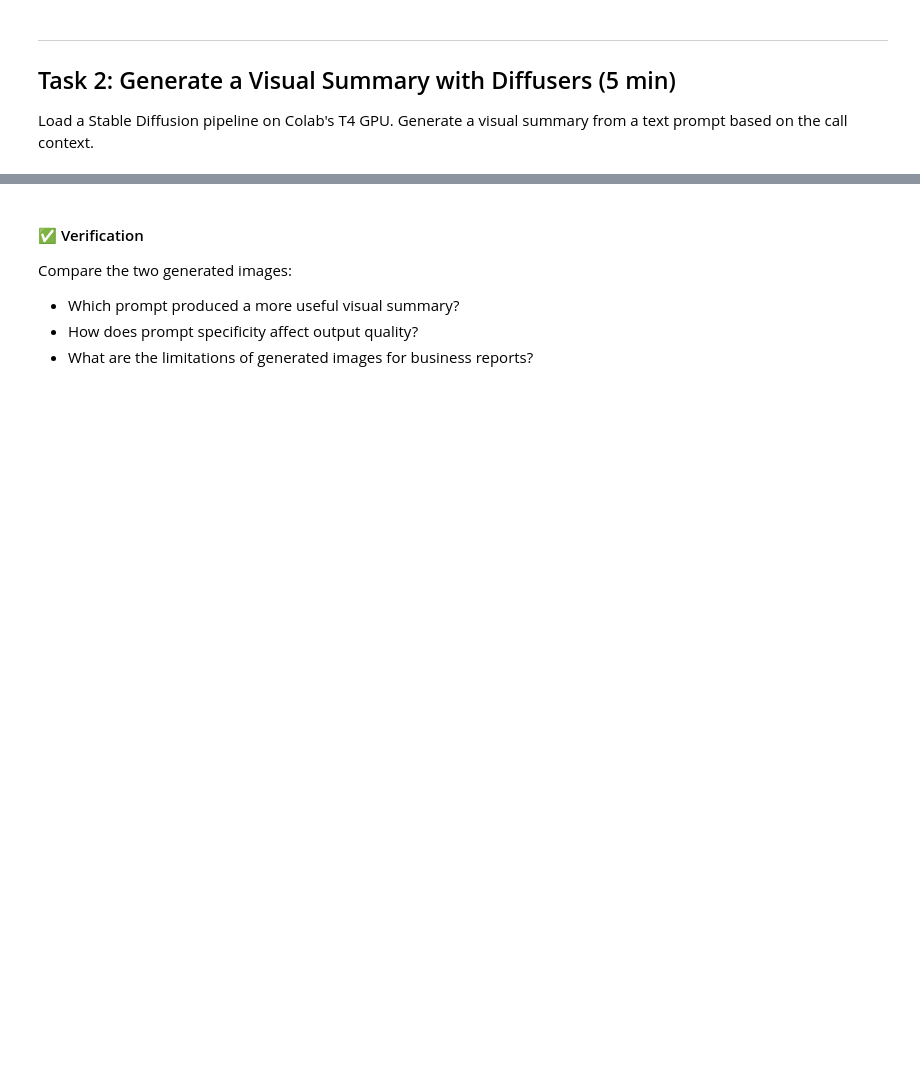
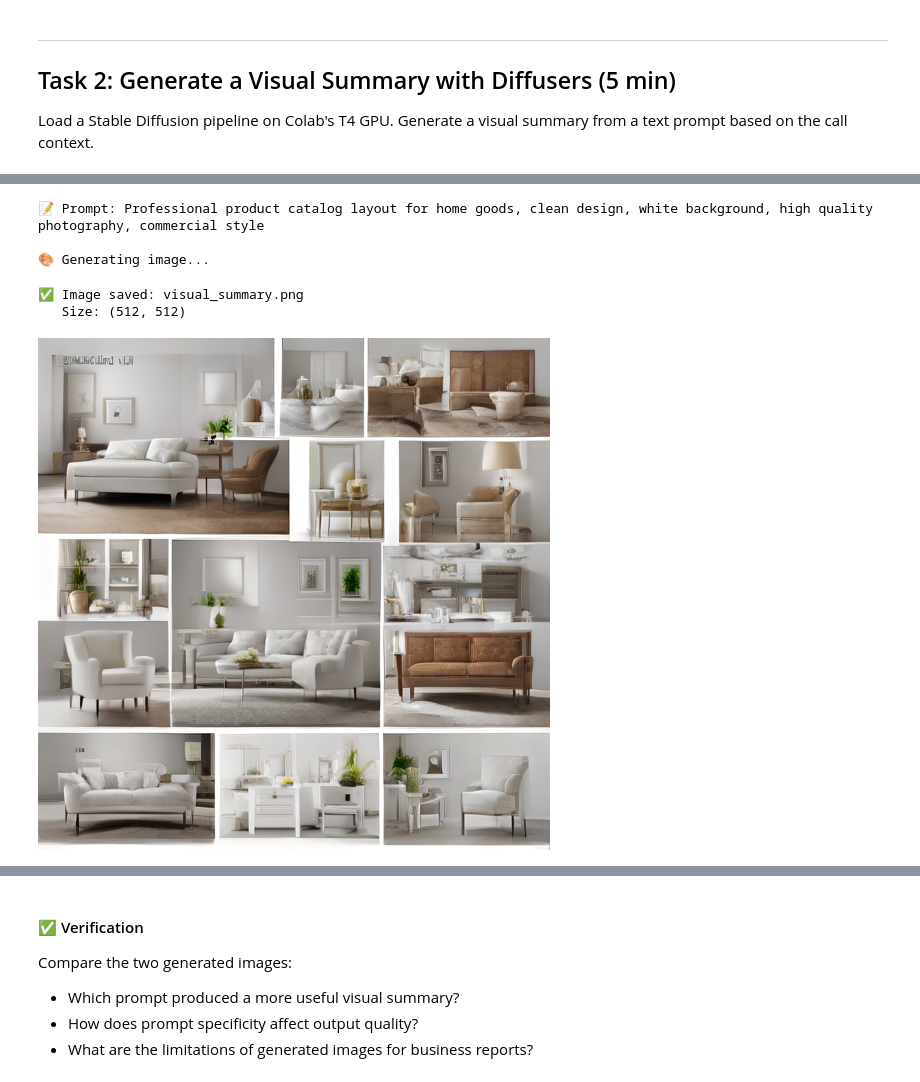
Before and after one commit to AIGuruOne/Coursera-HuggingFace, a Jupyter notebook: C3_HOL2_Audio_Generation_and_Adaptation.ipynb, the cells around one changed output, grey strips where cells are left out. Cells and saved outputs as stored; diff of their text form; code cells hidden in the pictures; blank space fills up the shorter version.

```diff
--- a/C3_HOL2_Audio_Generation_and_Adaptation.ipynb
+++ b/C3_HOL2_Audio_Generation_and_Adaptation.ipynb
@@ -134,22 +162,24 @@ You should see a text transcription of the audio file. Assess:
 
 Load a Stable Diffusion pipeline on Colab's T4 GPU. Generate a visual summary from a text prompt based on the call context.
 # %%
-# TODO: Load Stable Diffusion and generate an image
-from diffusers import StableDiffusionPipeline
+# TODO: Load SDXL Turbo and generate an image
+# SDXL Turbo is a distilled single-step model — modern, fast, T4-friendly
+# Released Nov 2023 by Stability AI; Apache-2.0 friendly research license
+from diffusers import AutoPipelineForText2Image
 import torch
 
-# Load the pipeline (use float16 for GPU efficiency)
-print("🔄 Loading Stable Diffusion pipeline... (this may take a minute)")
+print("🔄 Loading SDXL Turbo pipeline... (this may take a minute on first run)")
 
 if torch.cuda.is_available():
-    pipe = StableDiffusionPipeline.from_pretrained(
-        "runwayml/stable-diffusion-v1-5",
-        torch_dtype=torch.float16
+    pipe = AutoPipelineForText2Image.from_pretrained(
+        "stabilityai/sdxl-turbo",
+        torch_dtype=torch.float16,
+        variant="fp16",
     ).to("cuda")
 else:
-    pipe = StableDiffusionPipeline.from_pretrained(
-        "runwayml/stable-diffusion-v1-5"
+    pipe = AutoPipelineForText2Image.from_pretrained(
+        "stabilityai/sdxl-turbo"
     )
 
-print("✅ Stable Diffusion pipeline loaded!")
+print("✅ SDXL Turbo pipeline loaded!")
 # %% [output]
@@ -159,27 +191,30 @@ Warning: You are sending unauthenticated requests to the HF Hub. Please set a HF
 # %%
 # TODO: Generate a visual summary image
-# Experiment with prompt specificity and negative prompts
-
+# SDXL Turbo specifics: 1 inference step, guidance_scale=0.0 (distilled, no CFG)
 prompt = "Professional product catalog layout for home goods, clean design, white background, high quality photography, commercial style"
-negative_prompt = "blurry, low quality, text, watermark, distorted"
 
 print(f"📝 Prompt: {prompt}")
-print(f"🚫 Negative: {negative_prompt}")
 print(f"\n🎨 Generating image...")
 
 image = pipe(
     prompt=prompt,
-    negative_prompt=negative_prompt,
-    num_inference_steps=30,
-    guidance_scale=7.5
+    num_inference_steps=1,
+    guidance_scale=0.0,
 ).images[0]
 
 image.save("visual_summary.png")
 print(f"✅ Image saved: visual_summary.png")
 print(f"   Size: {image.size}")
 
 # Display the image
 image
+# %% [output]
+📝 Prompt: Professional product catalog layout for home goods, clean design, white background, high quality photography, commercial style
+
+🎨 Generating image...
+✅ Image saved: visual_summary.png
+   Size: (512, 512)
+[figure, added]
 # %%
 # TODO: Experiment with a second prompt — more specific
 prompt_v2 = "Infographic showing customer satisfaction metrics for retail, bar charts, professional design, corporate blue and green color scheme"
```
Also changed, not shown: parts of 8 cells of this notebook.
